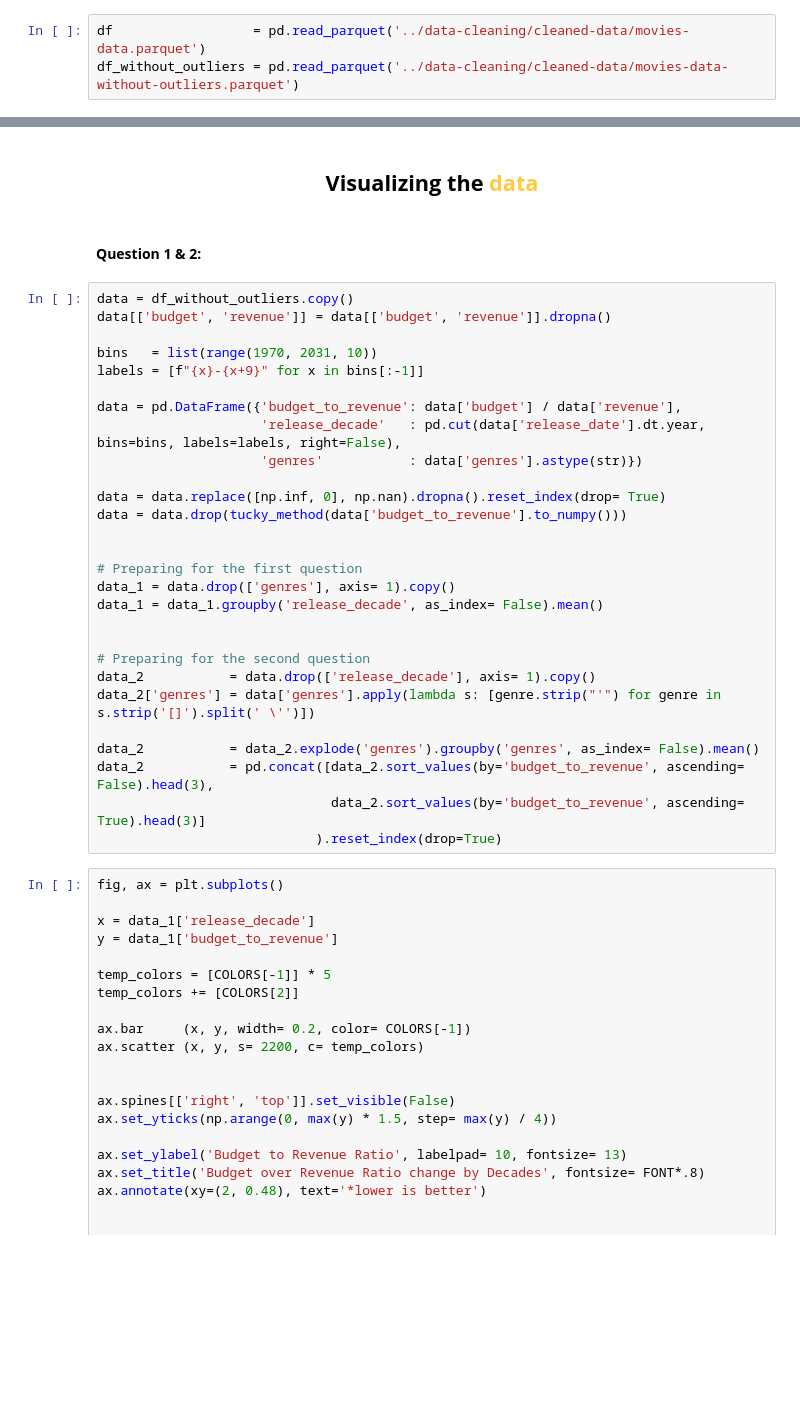
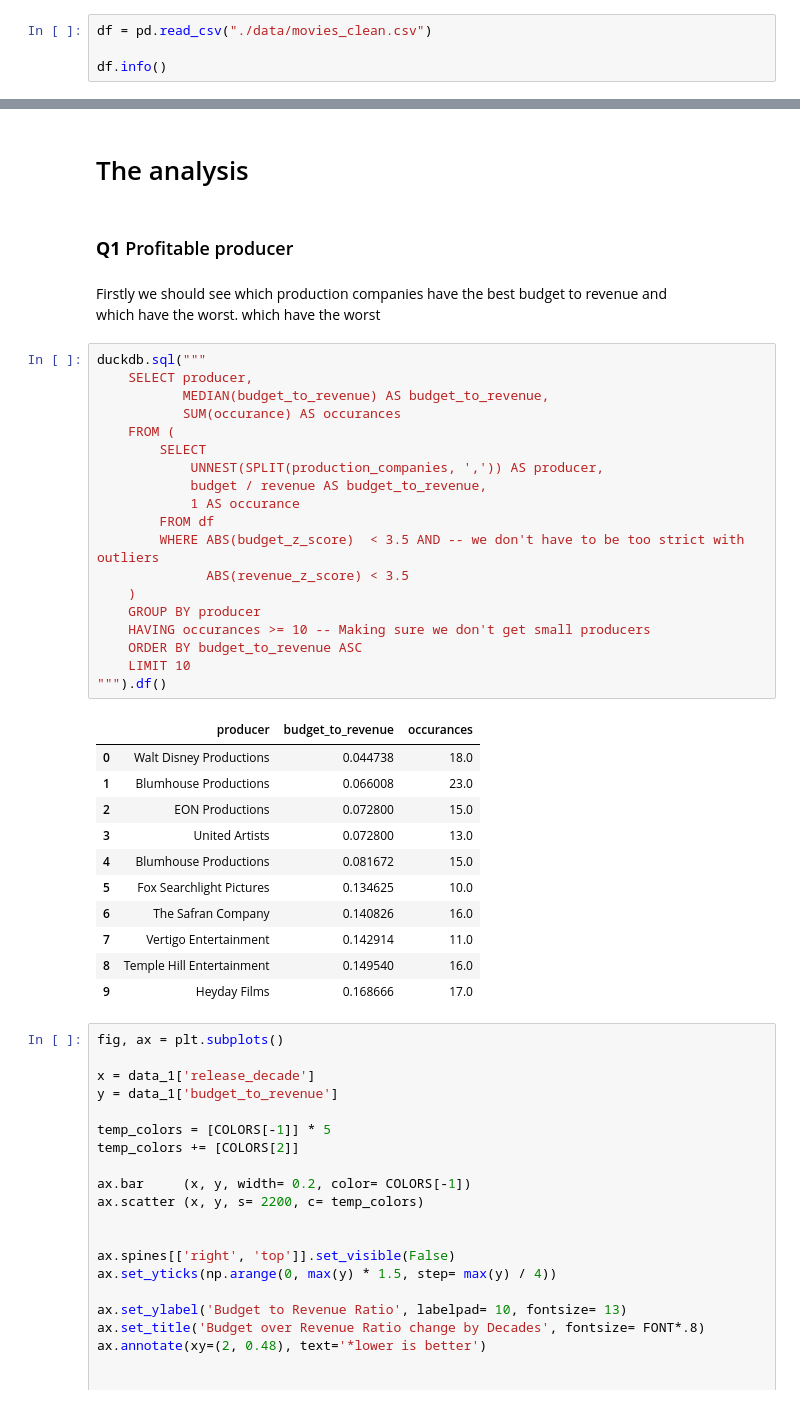
Before and after one commit to muabdalaleam/movies-analysis, a Jupyter notebook: notebooks/report.ipynb, the cells around one changed output, grey strips where cells are left out. Saved outputs shown, nothing was run; the diff lists cells and outputs as text; blank space fills up the shorter version.

```diff
--- a/notebooks/report.ipynb
+++ b/notebooks/report.ipynb
@@ -48,3 +50,4 @@ COLORS           :list = ['#080708', '#3772FF', '#DF2935', '#FDCA40', '#c2c2c2']
 # %%
-df                  = pd.read_parquet('../data-cleaning/cleaned-data/movies-data.parquet')
-df_without_outliers = pd.read_parquet('../data-cleaning/cleaned-data/movies-data-without-outliers.parquet')
+df = pd.read_csv("./data/movies_clean.csv")
+
+df.info()
@@ -124,35 +72,41 @@ memory usage: 68.2+ KB
 # %% [markdown]
-## <center>**Visualizing the<span style= 'color: #FDCA40'> data</span>**
+# The analysis
 # %% [markdown]
-#### **Question 1 & 2:**
+### **Q1** Profitable producer
-# %%
-data = df_without_outliers.copy()
-data[['budget', 'revenue']] = data[['budget', 'revenue']].dropna()
-
-bins   = list(range(1970, 2031, 10))
-labels = [f"{x}-{x+9}" for x in bins[:-1]]
-
-data = pd.DataFrame({'budget_to_revenue': data['budget'] / data['revenue'],
-                     'release_decade'   : pd.cut(data['release_date'].dt.year, bins=bins, labels=labels, right=False),
-                     'genres'           : data['genres'].astype(str)})
-
-data = data.replace([np.inf, 0], np.nan).dropna().reset_index(drop= True)
-data = data.drop(tucky_method(data['budget_to_revenue'].to_numpy()))
-
-
-# Preparing for the first question
-data_1 = data.drop(['genres'], axis= 1).copy()
-data_1 = data_1.groupby('release_decade', as_index= False).mean()
-
-
-# Preparing for the second question
-data_2           = data.drop(['release_decade'], axis= 1).copy()
-data_2['genres'] = data['genres'].apply(lambda s: [genre.strip("'") for genre in s.strip('[]').split(' \'')])
-
-data_2           = data_2.explode('genres').groupby('genres', as_index= False).mean()
-data_2           = pd.concat([data_2.sort_values(by='budget_to_revenue', ascending= False).head(3),
-                              data_2.sort_values(by='budget_to_revenue', ascending= True).head(3)]
-                            ).reset_index(drop=True)
+# %% [markdown]
+Firstly we should see which production companies have the best budget to revenue and<br>
+which have the worst. which have the worst
+# %%
+duckdb.sql("""
+    SELECT producer,
+           MEDIAN(budget_to_revenue) AS budget_to_revenue,
+           SUM(occurance) AS occurances
+    FROM (
+        SELECT
+            UNNEST(SPLIT(production_companies, ',')) AS producer,
+            budget / revenue AS budget_to_revenue,
+            1 AS occurance
+        FROM df
+        WHERE ABS(budget_z_score)  < 3.5 AND -- we don't have to be too strict with outliers
+              ABS(revenue_z_score) < 3.5
+    )
+    GROUP BY producer
+    HAVING occurances >= 10 -- Making sure we don't get small producers
+    ORDER BY budget_to_revenue ASC
+    LIMIT 10
+""").df()
+# %% [output]
+|  | producer | budget_to_revenue | occurances |
+| 0 | Walt Disney Productions | 0.044738 | 18.0 |
+| 1 | Blumhouse Productions | 0.066008 | 23.0 |
+| 2 | EON Productions | 0.072800 | 15.0 |
+| 3 | United Artists | 0.072800 | 13.0 |
+| 4 | Blumhouse Productions | 0.081672 | 15.0 |
+| 5 | Fox Searchlight Pictures | 0.134625 | 10.0 |
+| 6 | The Safran Company | 0.140826 | 16.0 |
+| 7 | Vertigo Entertainment | 0.142914 | 11.0 |
+| 8 | Temple Hill Entertainment | 0.149540 | 16.0 |
+| 9 | Heyday Films | 0.168666 | 17.0 |
 # %%
 fig, ax = plt.subplots()
 
```
Also changed, not shown: parts of 16 cells of this notebook.
